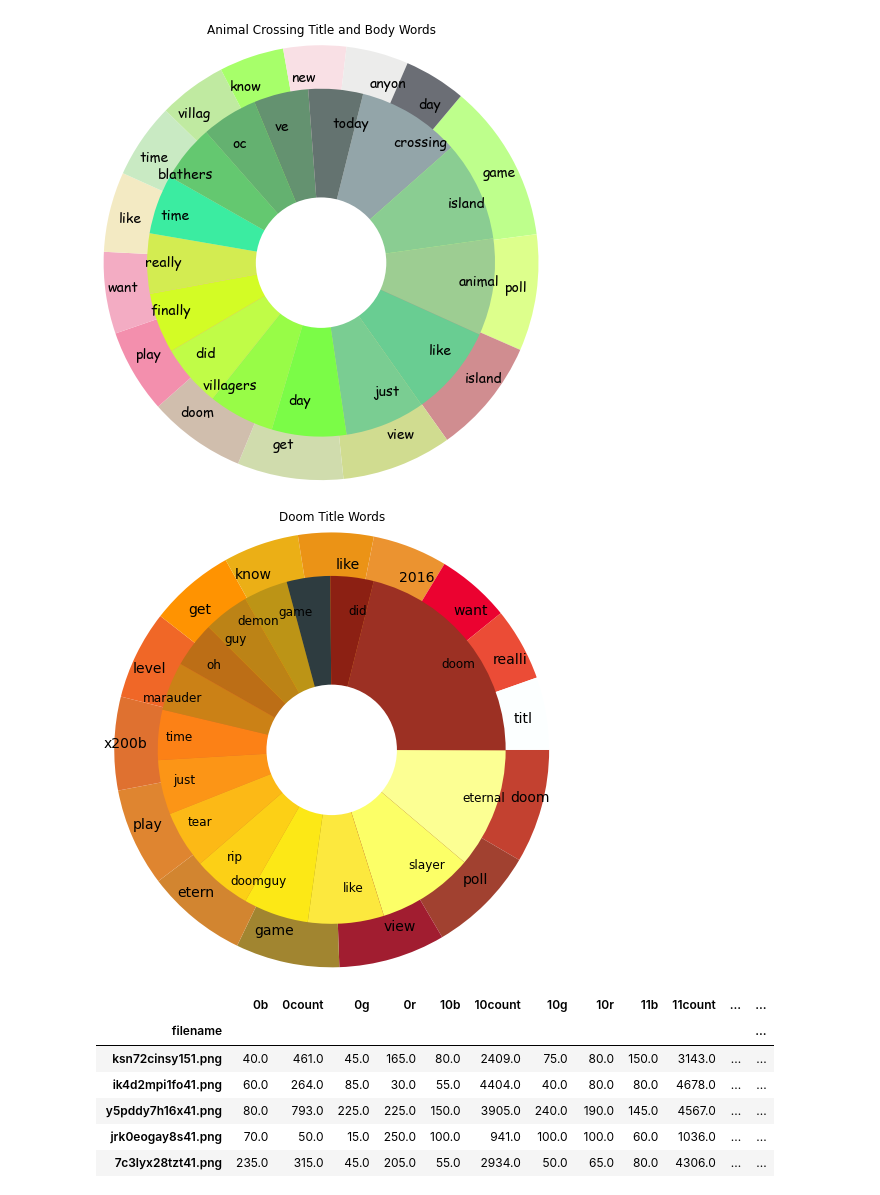
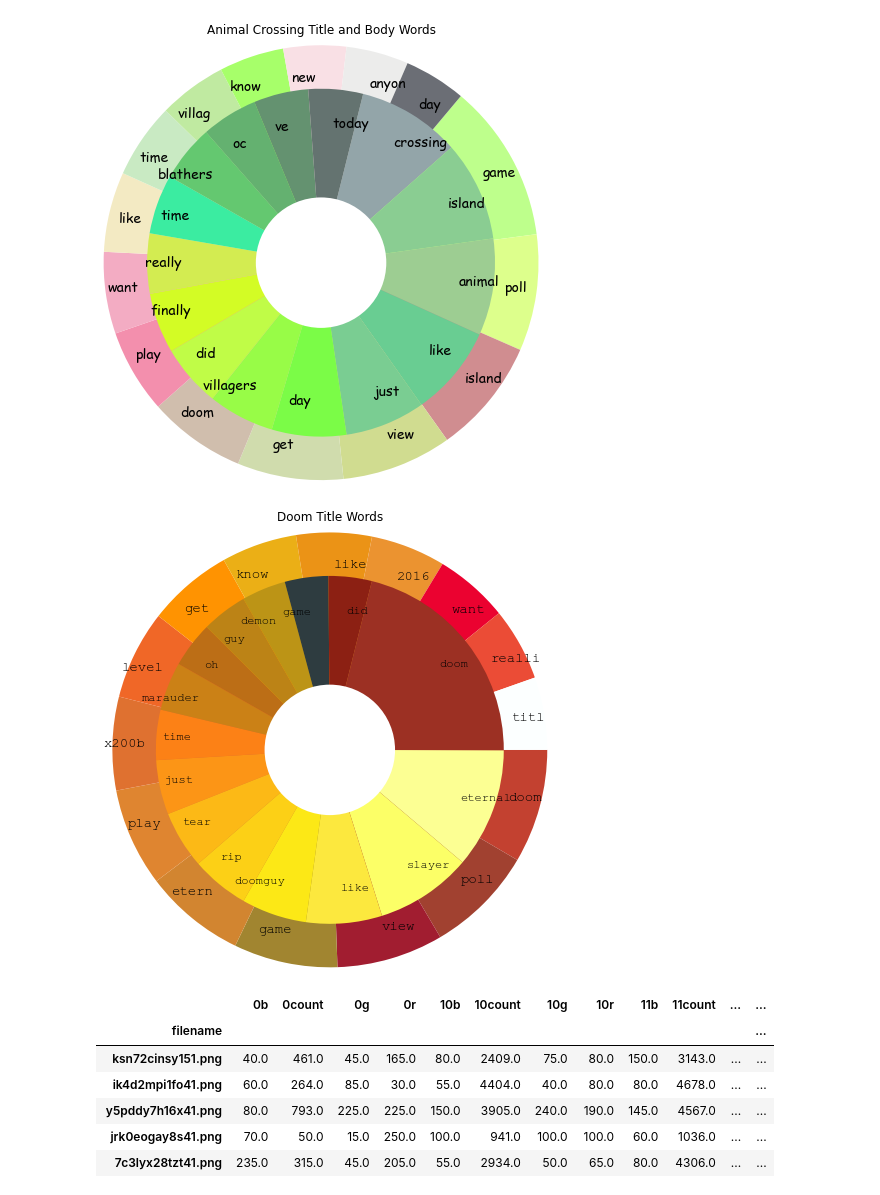
Before and after one commit to hadams1337/AnimalCrossing-V-Doom, a Jupyter notebook: notebooks/naive-bayes.ipynb, the cells around one changed output. Drawn from its saved outputs; the diff is of its cells as text; code cells hidden in the pictures.

```diff
--- a/notebooks/naive-bayes.ipynb
+++ b/notebooks/naive-bayes.ipynb
@@ -394,5 +391,3 @@ toxin       0.165232
 symbiot     0.363924
 thrash      0.474390
 Length: 3722, dtype: float64
-# %%
-doom_body=get_counts(body_words_doom, X_tf_idf)
@@ -413,18 +424,34 @@ plt.title('Animal Crossing Title and Body Words', pad=120)
 plt.savefig('../graphs/a_t_b.png', bbox_inches='tight')
 # %% [output]
 [figure]
+# %%
+dcw=['#C34130',
+ '#A14130',
+ '#A11D30',
+ '#A18530',
+ '#D28530',
+ '#DF8530',
+ '#DF7130',
+ '#F06727',
+ '#FF9301',
+ '#EBAF16',
+ '#EB9316',
+ '#EB9330',
+ '#EB0230',
+ '#EB4C36',
+ '#FCFFFF']
 # %%
-plt.pie(doom_body_norm, colors=dcc_, labels=body_words_doom,
+plt.pie(doom_body_norm, colors=dcw, labels=body_words_doom,
         labeldistance=0.85, radius=2.5, startangle=0,
-        counterclock=False, textprops={'fontsize': 14, 'fontname': 'Courier'})
+        counterclock=False, textprops={'fontsize': 14, 'fontname': 'Courier New'})
 plt.pie(doom_titles, colors=dtc, labels=list(title_words_doom),
         labeldistance=0.80 ,radius=2, startangle=76,
-        counterclock=False, textprops={'fontsize': 12, 'fontname': 'Courier'})
+        counterclock=False, textprops={'fontsize': 12, 'fontname': 'Courier New'})
 centre_circle = plt.Circle((0,0),0.75,color='black', fc='white',linewidth=0)
 fig = plt.gcf()
 fig.gca().add_artist(centre_circle)
 plt.title('Doom Title Words', pad=120);
 plt.savefig('../graphs/d_t_b_.png', bbox_inches='tight')
 # %% [output]
-[figure, old version]
+[figure, new version]
 # %%
```
Also changed, not shown: parts of 32 cells of this notebook, 6 other files.
